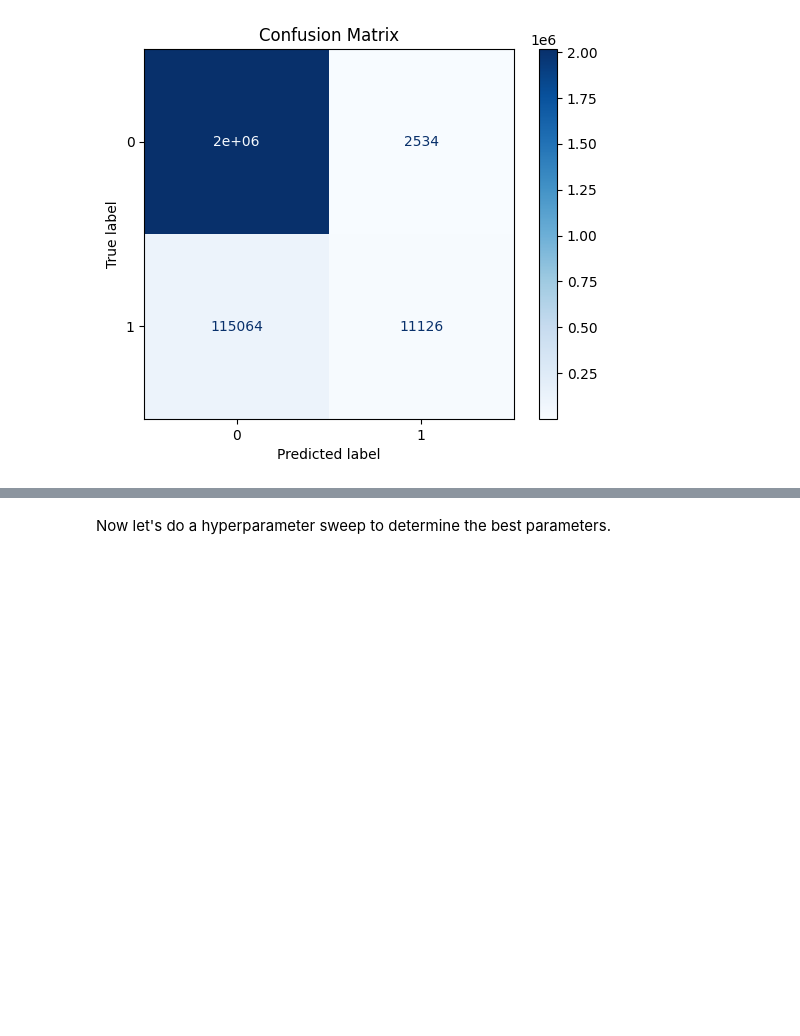
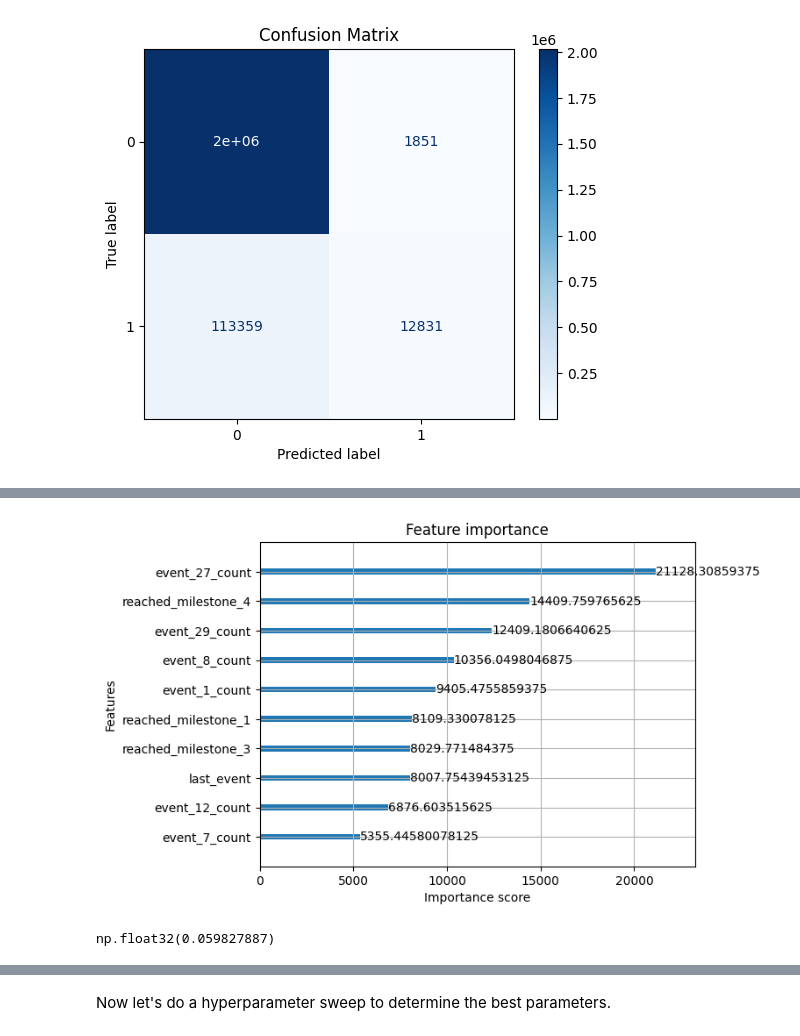
Before and after one commit to yubenjamin2022/UCLAStatsM148, a Jupyter notebook: journey_classification2.ipynb, the cells around one changed output, grey strips where cells are left out. Drawn from its saved outputs; the diff is of its cells as text; code cells hidden in the pictures; blank space fills up the shorter version.

```diff
--- a/journey_classification2.ipynb
+++ b/journey_classification2.ipynb
@@ -368,0 +374,14 @@ joblib.dump(xgboost_model, 'models/xgboost_model2_old_params.joblib')
+# %%
+# Train using very simple model parameters
+xgboost_model = XGBClassifier(
+    objective="binary:logistic",
+    n_estimators=20,
+    colsample_bytree=0.3,
+    max_depth=3,
+    subsample=0.5,
+    learning_rate=0.05,
+    eval_metric="logloss",
+    random_state=642
+)
+
+xgboost_model.fit(X_train, y_train)
@@ -368,0 +401,7 @@ joblib.dump(xgboost_model, 'models/xgboost_model2_old_params.joblib')
+# %%
+from xgboost import plot_importance
+
+plot_importance(xgboost_model, importance_type="gain", max_num_features=10)
+plt.show()
+# %% [output]
+[figure, added]
@@ -368,0 +410,4 @@ joblib.dump(xgboost_model, 'models/xgboost_model2_old_params.joblib')
+# %%
+train_preds.mean()
+# %% [output]
+np.float32(0.059827887)
```
Also changed, not shown: parts of 19 cells of this notebook, 1 other file.
